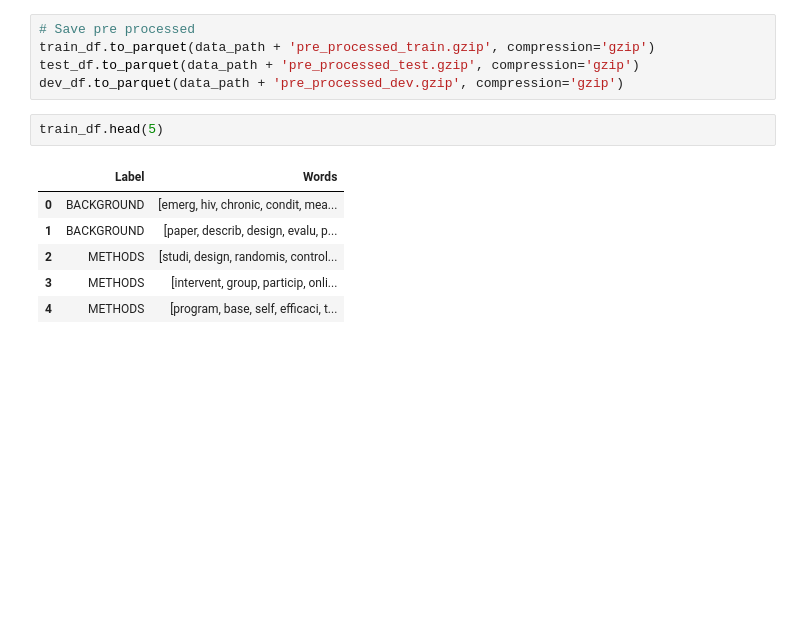
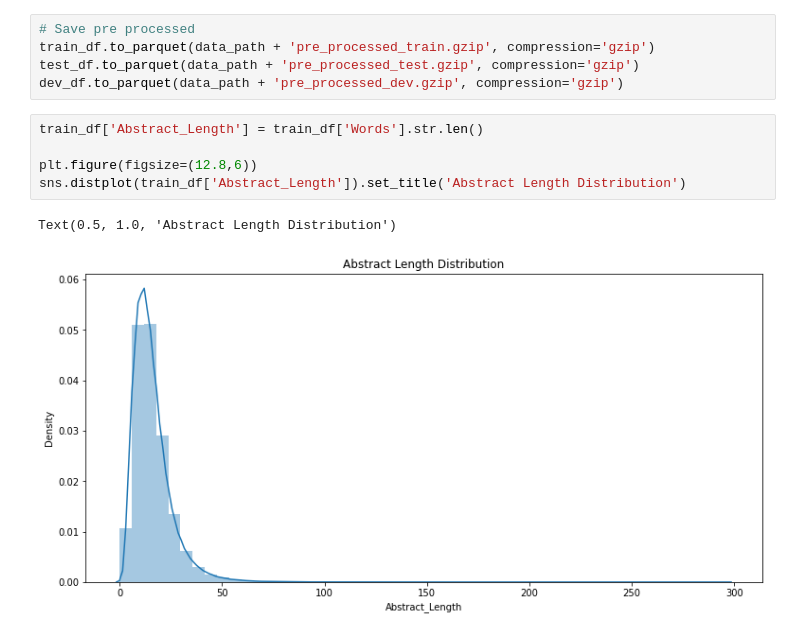
Before and after one commit to ravifrancesco/Natural_Language_Processing_For_Healthcare, a Jupyter notebook: src/Preprocessing.ipynb, the cells around one changed output. Saved outputs shown, nothing was run; the diff lists cells and outputs as text; blank space fills up the shorter version.

```diff
--- a/src/Preprocessing.ipynb
+++ b/src/Preprocessing.ipynb
@@ -162,12 +175,11 @@ dev_df = pd.DataFrame(dev, columns=['Label', 'Words'])
 train_df.to_parquet(data_path + 'pre_processed_train.gzip', compression='gzip')
 test_df.to_parquet(data_path + 'pre_processed_test.gzip', compression='gzip')
 dev_df.to_parquet(data_path + 'pre_processed_dev.gzip', compression='gzip')
-# %%
-train_df.head(5)
-# %% [output]
-|  | Label | Words |
-| 0 | BACKGROUND | [emerg, hiv, chronic, condit, mea... |
-| 1 | BACKGROUND | [paper, describ, design, evalu, p... |
-| 2 | METHODS | [studi, design, randomis, control... |
-| 3 | METHODS | [intervent, group, particip, onli... |
-| 4 | METHODS | [program, base, self, efficaci, t... |
+# %%
+train_df['Abstract_Length'] = train_df['Words'].str.len()
+
+plt.figure(figsize=(12.8,6))
+sns.distplot(train_df['Abstract_Length']).set_title('Abstract Length Distribution')
+# %% [output]
+Text(0.5, 1.0, 'Abstract Length Distribution')
+[figure, added]
```
Also changed, not shown: parts of 7 cells of this notebook.
